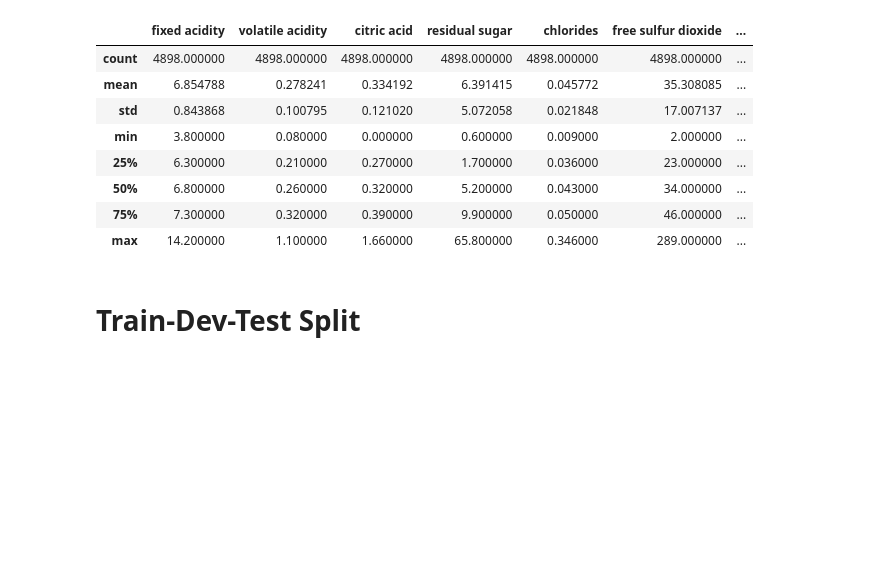
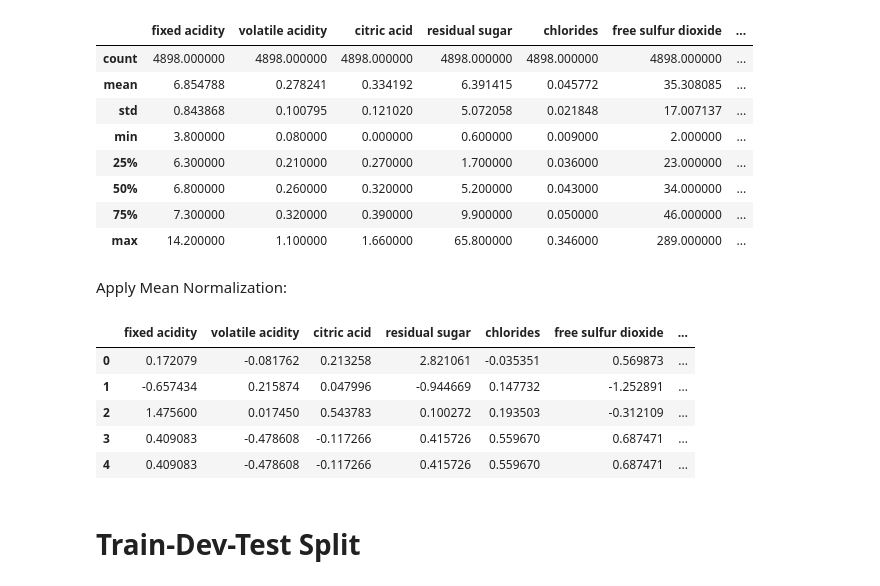
Before and after one commit to IkeLyons/Loan-Prediction-Neural-Net, a Jupyter notebook: WineQualityNeuralNet.ipynb, the cells around one changed output. Cells and saved outputs as stored; diff of their text form; code cells hidden in the pictures; blank space fills up the shorter version.

```diff
--- a/WineQualityNeuralNet.ipynb
+++ b/WineQualityNeuralNet.ipynb
@@ -91,5 +95,19 @@ dataset.describe()
 | 50% | 6.800000 | 0.260000 | 0.320000 | 5.200000 | 0.043000 | 34.000000 | ... |
 | 75% | 7.300000 | 0.320000 | 0.390000 | 9.900000 | 0.050000 | 46.000000 | ... |
 | max | 14.200000 | 1.100000 | 1.660000 | 65.800000 | 0.346000 | 289.000000 | ... |
+# %% [markdown]
+Apply Mean Normalization:
+# %%
+quality = dataset['quality']
+dataset=(dataset-dataset.mean())/dataset.std()
+dataset['quality'] = quality
+dataset.head()
+# %% [output]
+|  | fixed acidity | volatile acidity | citric acid | residual sugar | chlorides | free sulfur dioxide | ... |
+| 0 | 0.172079 | -0.081762 | 0.213258 | 2.821061 | -0.035351 | 0.569873 | ... |
+| 1 | -0.657434 | 0.215874 | 0.047996 | -0.944669 | 0.147732 | -1.252891 | ... |
+| 2 | 1.475600 | 0.017450 | 0.543783 | 0.100272 | 0.193503 | -0.312109 | ... |
+| 3 | 0.409083 | -0.478608 | -0.117266 | 0.415726 | 0.559670 | 0.687471 | ... |
+| 4 | 0.409083 | -0.478608 | -0.117266 | 0.415726 | 0.559670 | 0.687471 | ... |
 # %% [markdown]
 # Train-Dev-Test Split
```
Also changed, not shown: parts of 15 cells of this notebook.
